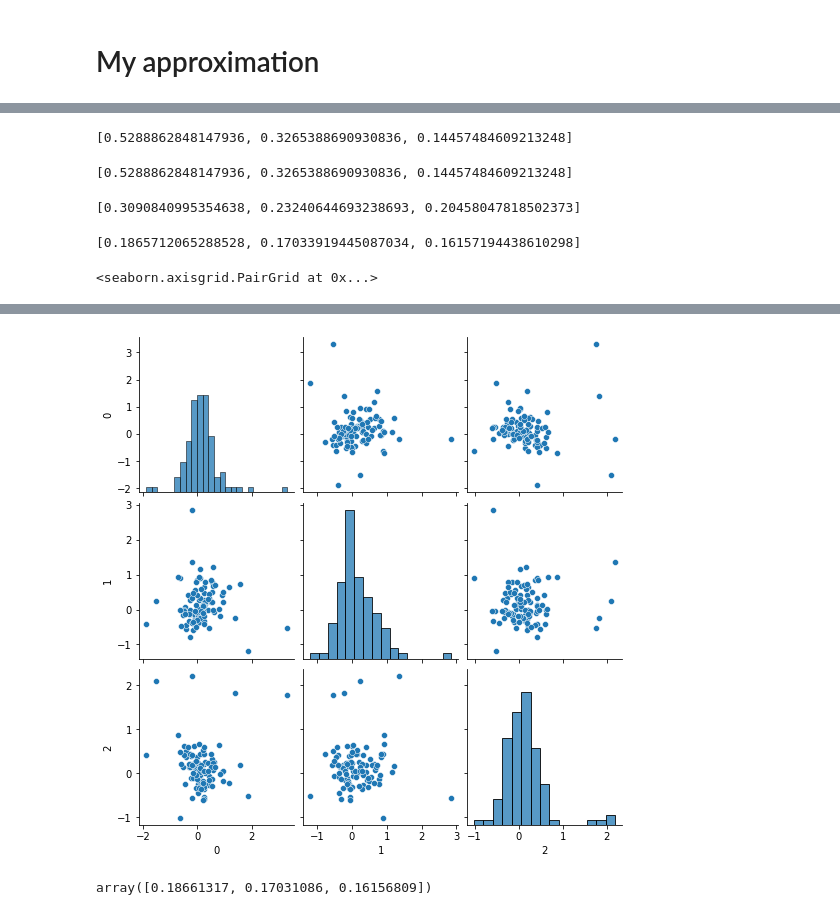
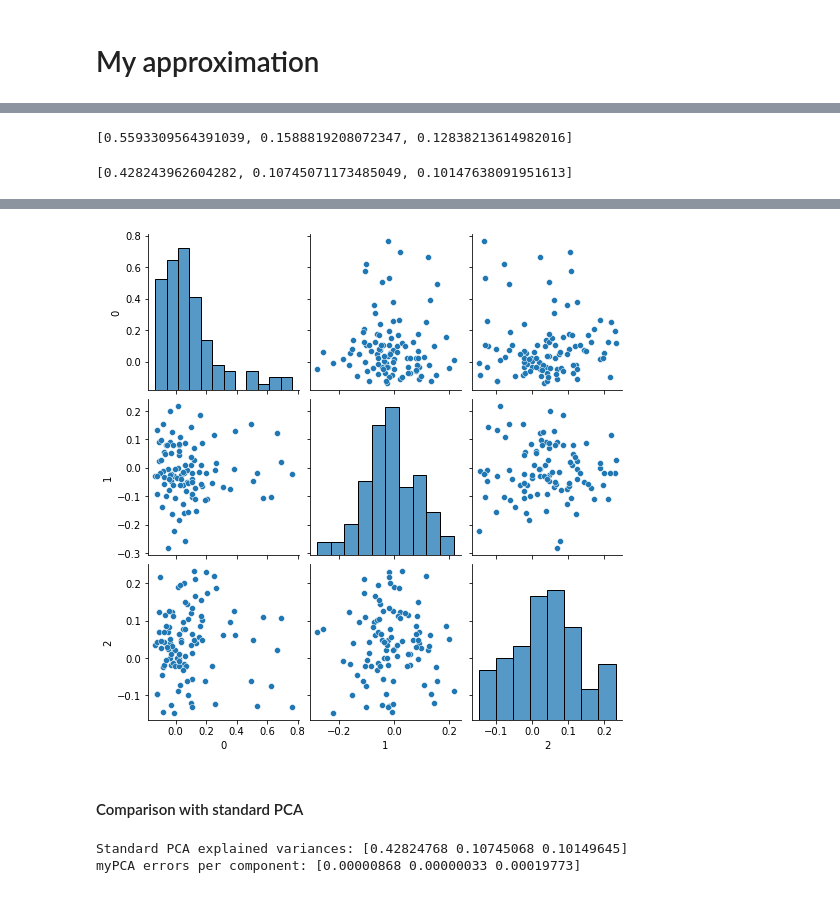
Before and after one commit to notpaulmartin/PCA, a Jupyter notebook: notebook.ipynb, the cells around one changed output, grey strips where cells are left out. Cells and saved outputs as stored; diff of their text form; code cells hidden in the pictures.

```diff
--- a/notebook.ipynb
+++ b/notebook.ipynb
@@ -163,8 +206,10 @@ var_new
 # %%
 # Variance explained
-xs, ys = unzip(vectors)
+xs, ys = unzip(vectors2d)
 var_explained = var_new/(stats.variance(xs) + stats.variance(ys))
 
-print( "Variance explained by Game:", var_explained)
+print( "Variance explained by approximation:", var_explained)
 print( "Variance explained by PCA:", pca.explained_variance_ratio_)
+
+print("Error: ", (var_explained - pca.explained_variance_ratio_)/ pca.explained_variance_ratio_)
 # %% [output]
@@ -300,5 +357,11 @@ class Axis(Enum):
 # %%
-def approximatePC(from_dimension, target_pc, precision, vectors):
+# Find the nth principal component (target_pc) by optimising variance along its corresponding axis
+# by rotating on all available planes.
+# Makes sure to not affect previous principal components.
+#
+# It is highly recommended to execute it in order of increasing PC number
+
+def approximatePC(from_dimension, target_pc, precision, vectors, log_factor=1.5):
     # Requires that prior PCs are already approximated in the input vectors
 
     var_old = -1
@@ -311,12 +374,15 @@ def approximatePC(from_dimension, target_pc, precision, vectors):
         var_old = var
         var, vectors = improveAxisAlignmentBy(target_pc, from_dimension, angle, vectors)
 
-        angle = angle / 1.5
+        angle = angle / log_factor
 
 
     return var, vectors
 # %%
-def myPCA(input_vectors, components):
+# Simulates PCA for
+#  any number of input dimensions >= 2
+#  and any number of desired Principal Components <= no. of dimensions
+def myPCA(input_vectors, components, log_factor=1.5):
     precision = .1  # Smallest rotation-angle size (in degrees)
 
     dimensions = len(input_vectors[0])
@@ -331,7 +397,7 @@ def myPCA(input_vectors, components):
 
     # Compute Principal Components
     for pc in range(target_dimensions):
-            variances[pc], vectors_new = approximatePC(dimensions, pc, precision, vectors_new)
+            variances[pc], vectors_new = approximatePC(dimensions, pc, precision, vectors_new, log_factor)
 
     # Calculate variances explained by components
     total_var = 0
@@ -348,16 +420,12 @@ vectors3d = unzip(genNdData(n=3, size=100))
 # %%
-results = myPCA(vectors3d, 3)
+vectors5d = transpose(genNdData(n=5, size=100))
+results = myPCA(vectors5d, 3)
 results['variance explained']
 # %% [output]
-[0.5288862848147936, 0.3265388690930836, 0.14457484609213248]
+[0.5593309564391039, 0.1588819208072347, 0.12838213614982016]
 # %%
-results = myPCA(vectors3d, 3)
+vectors10d = transpose(genNdData(n=10, size=100))
+results = myPCA(vectors10d, 3)
 results['variance explained']
 # %% [output]
-[0.5288862848147936, 0.3265388690930836, 0.14457484609213248]
+[0.428243962604282, 0.10745071173485049, 0.10147638091951613]
-# %%
-vectors5d = unzip(genNdData(n=5, size=100))
-results = myPCA(vectors5d, 3)
-results['variance explained']
-# %% [output]
-[0.3090840995354638, 0.23240644693238693, 0.20458047818502373]
@@ -366,10 +432,5 @@ vectors10d = unzip(genNdData(n=10, size=100))
-# %%
-results = myPCA(vectors10d, 3)
-results['variance explained']
-# %% [output]
-[0.1865712065288528, 0.17033919445087034, 0.16157194438610298]
 # %%
-df = pd.DataFrame(unzip(results['components']))
+df = pd.DataFrame(transpose(results['components']))
 sns.pairplot(df)
+plot3d(transpose(results['components']))
 # %% [output]
-<seaborn.axisgrid.PairGrid at 0x...>
@@ -376,10 +438,16 @@ sns.pairplot(df)
-[figure, old version]
+[figure, new version]
+# %% [markdown]
+#### Comparison with standard PCA
 # %%
 # PCA
 X = np.ndarray.transpose(np.array(unzip(vectors10d)))
 
 pca = decomposition.PCA(n_components=3)
 X_reduced = pca.fit_transform(X)
-pca.explained_variance_ratio_
+print("Standard PCA explained variances:", pca.explained_variance_ratio_)
+
+myPCAErrors = np.absolute(results['variance explained'] - pca.explained_variance_ratio_) / pca.explained_variance_ratio_
+print("myPCA errors per component:", myPCAErrors)
 # %% [output]
-array([0.18661317, 0.17031086, 0.16156809])
+Standard PCA explained variances: [0.42824768 0.10745068 0.10149645]
+myPCA errors per component: [0.00000868 0.00000033 0.00019773]
```
Also changed, not shown: parts of 46 cells of this notebook, 9 other files.
